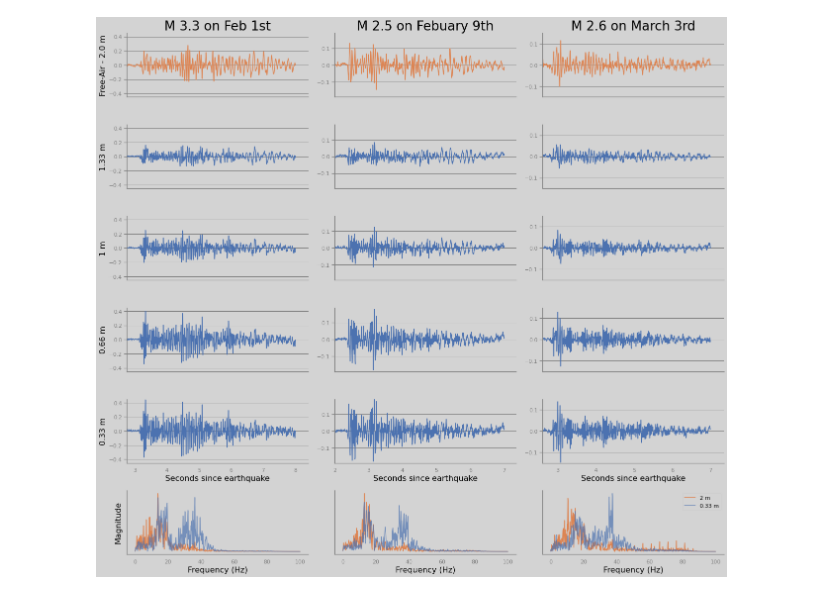
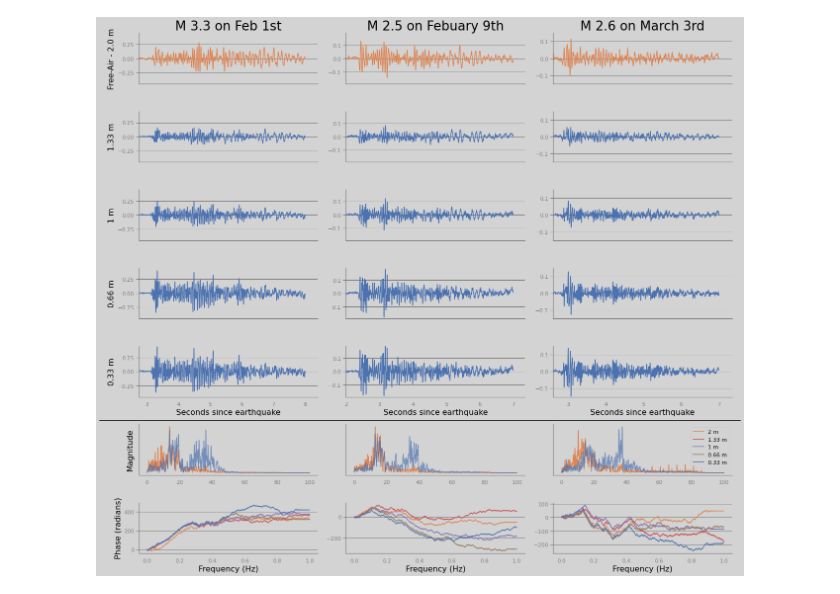
Before and after one commit to ZachHoppinen/infrasound-snow-attenuation, a Jupyter notebook: src/writing/eqs_ex_fig.ipynb, the cells around one changed output. Saved outputs shown, nothing was run; the diff lists cells and outputs as text; code cells hidden in the pictures.

Commit message:
v4 of figure for real

```diff
--- a/src/writing/eqs_ex_fig.ipynb
+++ b/src/writing/eqs_ex_fig.ipynb
@@ -62,8 +63,7 @@ eqs = {0: {'day':'2022-02-01','hour': 9,'smin': 43,'ssec': 6.590,'emin': 43,'ese
     1: {'day':'2022-02-09','hour': 9,'smin': 56,'ssec': 27.412,'emin': 56,'esec': 34.5,'ylim': 0.19, 'id': 'us7000gjaw', 'title': 'M 2.5 on Febuary 9th'},\
     2: {'day':'2022-03-03','hour': 15,'smin': 17,'ssec': 22.106,'emin': 17,'esec': 30,'ylim': 0.15, 'id': 'us6000h1ql', 'title':'M 2.6 on March 3rd'}}
 
-f, axes = plt.subplots(6, len(eqs), figsize = (18,16))
-
+f, axes = plt.subplots(7, len(eqs), figsize = (18,16))
 for i, eq_d in eqs.items():
     locals().update(eq_d)
     s = f'{day} T{hour}:{smin}:{ssec}'
@@ -75,6 +75,7 @@ for i, eq_d in eqs.items():
         hour = 9
         sub = da.loc[(da.index > s) & (da.index < e), 'pa']
         ser = pd.Series(freq_filt(sub.values, 1, 'highpass', 1), np.linspace(0, t_delta.seconds, len(sub)))
+        win = np.hamming(len(ser))
         if h == 2:
             sns.lineplot(data = ser, ax = ax, color = 'C1')
         else:
@@ -84,35 +85,61 @@ for i, eq_d in eqs.items():
                 ax.set_ylabel(f'{h} m')
             else:
                 ax.set_ylabel('Free-Air - 2.0 m')
         if j == 0:
             ax.set_title(title)
         if j != 4:
             ax.set_xticks([])
             ax.set_xlabel('')
         else:
             ax.set_xlabel('Seconds since earthquake')
         ax.set_ylim(-ylim, ylim)
         if i == 0:
             ax.set_xlim(left = 2.75)
         elif i == 2:
             ax.set_xlim(left = 2.6)
         else:
             ax.set_xlim(left = 2)
         if h == 0.33:
             axes[5, i].magnitude_spectrum(ser, Fs = 200, scale = 'linear', label = f'{h} m', color = 'C0', alpha = 0.7)
+            axes[6,i].phase_spectrum(ser, label = f'{h} m', color = 'C0', window = win)
+
         elif h == 2:
             axes[5, i].magnitude_spectrum(ser, Fs = 200, scale = 'linear', label = f'{h} m', color = 'C1')
+            axes[6,i].phase_spectrum(ser, label = f'{h} m', color = 'C1', window = win)
+        else:
+            axes[6,i].phase_spectrum(ser, label = f'{h} m', color = f'C{j+2}', window = win)
+            # axes[5, i].magnitude_spectrum(ser, Fs = 200, scale = 'linear', label = f'{h} m', color = 'C2', alpha = 0.7)
     if i != 0:
         axes[5, i].set_ylabel('')
+        axes[6, i].set_ylabel('')
     else:
         axes[5,i].set_ylabel('Magnitude')
     if i == 2:
-        handles, labels = axes[-1,-1].get_legend_handles_labels()
-        axes[-1,-1].legend(handles, labels, loc='best')
+        handles, labels = axes[6,2].get_legend_handles_labels()
+        axes[5,2].legend(handles, labels, loc='best')
     axes[5,i].set_yticks([])
-    axes[5,i].set_xlabel('Frequency (Hz)')
+    axes[5,i].set_xlabel('')
+    axes[6,i].set_xlabel('Frequency (Hz)')
 plt.tight_layout()
+
+
+# Get the bounding boxes of the axes including text decorations
+r = f.canvas.get_renderer()
+get_bbox = lambda ax: ax.get_tightbbox(r).transformed(f.transFigure.inverted())
+bboxes = np.array(list(map(get_bbox, axes.flat)), mtrans.Bbox).reshape(axes.shape)
+
+#Get the minimum and maximum extent, get the coordinate half-way between those
+ymax = np.array(list(map(lambda b: b.y1, bboxes.flat))).reshape(axes.shape).max(axis=1)
+ymin = np.array(list(map(lambda b: b.y0, bboxes.flat))).reshape(axes.shape).min(axis=1)
+ys = np.c_[ymax[1:], ymin[:-1]].mean(axis=1)
+
+# Draw a horizontal lines at those coordinates
+for k, y in enumerate(ys):
+    if k == 4:
+        line = plt.Line2D([0,1],[y,y], transform=f.transFigure, color="black")
+        f.add_artist(line)
+
 fig_dir = '/bsuhome/zacharykeskinen/infrasound/figures'
-plt.savefig(join(fig_dir, 'signal_compares', 'multieq_example_v2.png'), dpi = 300)
+plt.savefig(join(fig_dir, 'signal_compares', 'multieq_example_v3.png'), dpi = 300)
 # %% [output]
-[figure, old version]
+[figure, new version]
```
Also changed, not shown: parts of 2 cells of this notebook, 2 other files.
